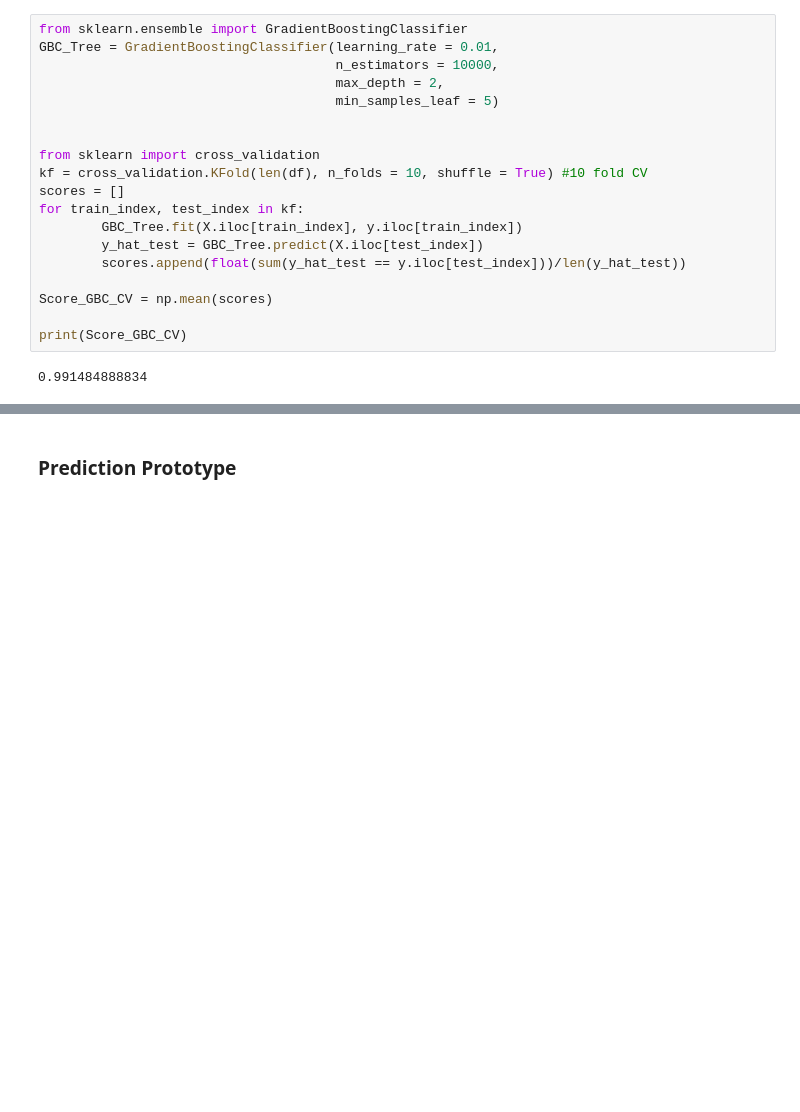
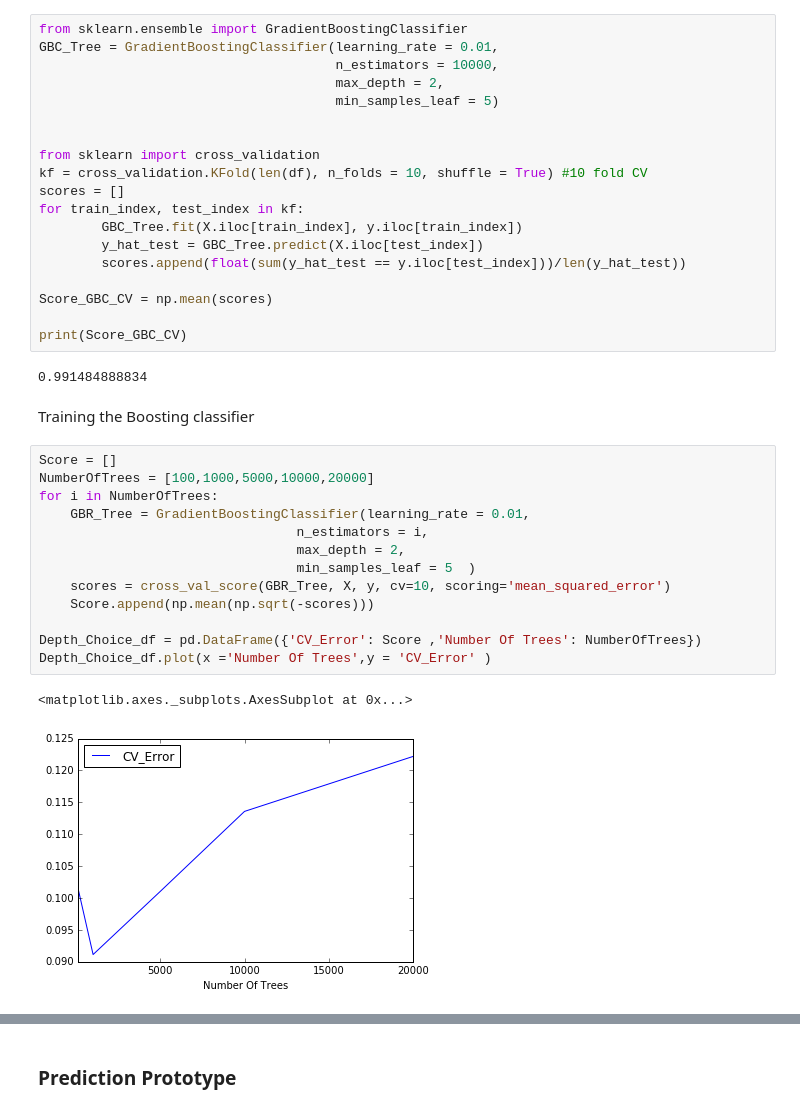
Before and after one commit to lovettbarron/caltrain-predict, a Jupyter notebook: 07focus_decision_tree.ipynb, the cells around one changed output, grey strips where cells are left out. Cells and saved outputs as stored; diff of their text form; blank space fills up the shorter version.

```diff
--- a/07focus_decision_tree.ipynb
+++ b/07focus_decision_tree.ipynb
@@ -313,3 +306,21 @@ Score_GBC_CV = np.mean(scores)
 print(Score_GBC_CV)
 # %% [output]
 0.991484888834
+# %% [markdown]
+Training the Boosting classifier
+# %%
+Score = []
+NumberOfTrees = [100,1000,5000,10000,20000]
+for i in NumberOfTrees:
+    GBR_Tree = GradientBoostingClassifier(learning_rate = 0.01,
+                                 n_estimators = i,
+                                 max_depth = 2,
+                                 min_samples_leaf = 5  )
+    scores = cross_val_score(GBR_Tree, X, y, cv=10, scoring='mean_squared_error')
+    Score.append(np.mean(np.sqrt(-scores)))
+
+Depth_Choice_df = pd.DataFrame({'CV_Error': Score ,'Number Of Trees': NumberOfTrees})
+Depth_Choice_df.plot(x ='Number Of Trees',y = 'CV_Error' )
+# %% [output]
+<matplotlib.axes._subplots.AxesSubplot at 0x...>
+[figure, added]
```
Also changed, not shown: parts of 17 cells of this notebook, 1 other file.
